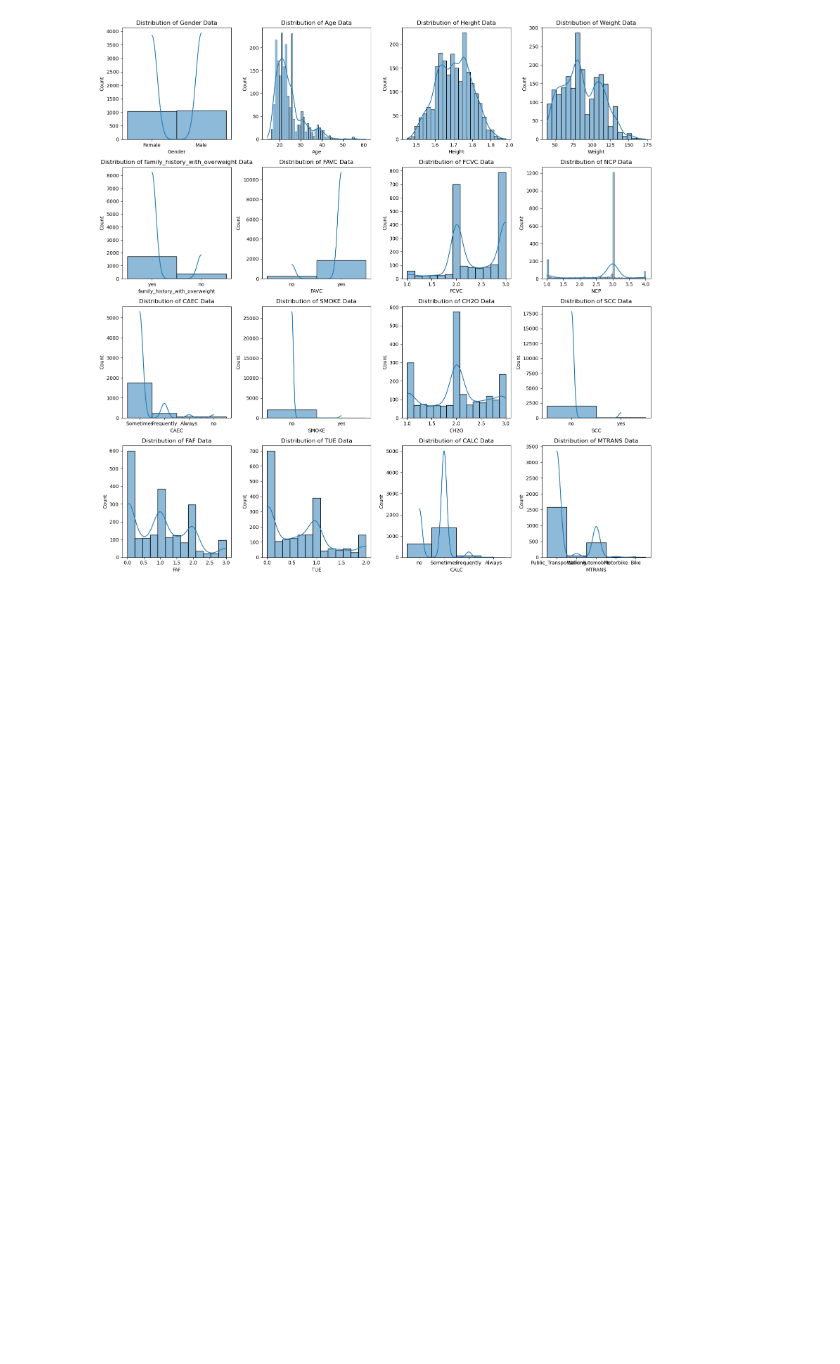
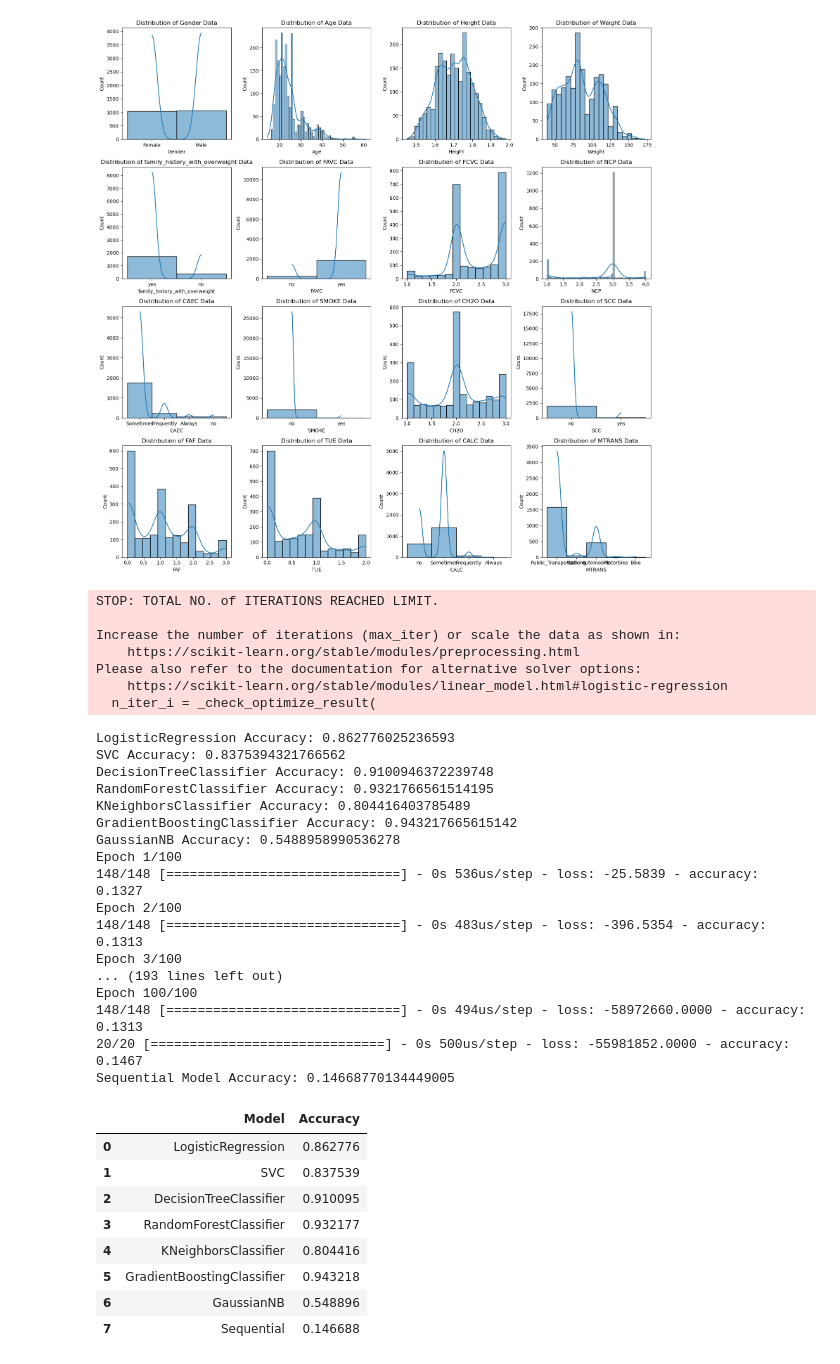
Before and after one commit to MaukanMir/Obesity-Classifier, a Jupyter notebook: training.ipynb, the cells around one changed output. Cells and saved outputs as stored; diff of their text form; code cells hidden in the pictures; blank space fills up the shorter version.

Commit message:
Added model accuracy

```diff
--- a/training.ipynb
+++ b/training.ipynb
@@ -9,3 +19,37 @@ from sklearn.model_selection import train_test_split
+# %%
+def run_all_models(X_train_scaled, X_test_scaled, y_train_encoded, y_test_encoded):
+    models = {
+        "LogisticRegression": LogisticRegression(),
+        "SVC": SVC(),
+        "DecisionTreeClassifier": DecisionTreeClassifier(random_state=42),
+        "RandomForestClassifier": RandomForestClassifier(random_state=42),
+        "KNeighborsClassifier": KNeighborsClassifier(),
+        "GradientBoostingClassifier": GradientBoostingClassifier(random_state=42),
+        "GaussianNB": GaussianNB(),
+    }
+
+    # Create an empty DataFrame to store accuracy
+    model_performance = []
+
+    for name, model in models.items():
+        model.fit(X_train_scaled, y_train_encoded)
+        predictions = model.predict(X_test_scaled)
+        accuracy = accuracy_score(y_test_encoded, predictions)
+        print(f"{name} Accuracy:", accuracy)
+        model_performance.append({"Model": name, "Accuracy": accuracy})
+
+    # For the Sequential model
+    sequential_model = Sequential()
+    sequential_model.add(Dense(64, input_dim=X_train_scaled.shape[1], activation='relu'))
+    sequential_model.add(Dense(32, activation='relu'))
+    sequential_model.add(Dense(1, activation='sigmoid'))
+    sequential_model.compile(loss='binary_crossentropy', optimizer='adam', metrics=['accuracy'])
+    sequential_model.fit(X_train_scaled, y_train_encoded, epochs=100, batch_size=10, verbose=1)
+    loss, accuracy = sequential_model.evaluate(X_test_scaled, y_test_encoded)
+    print(f"Sequential Model Accuracy: {accuracy}")
+    model_performance.append({"Model": "Sequential", "Accuracy": accuracy})
+
+    return pd.DataFrame(model_performance)
 # %%
 df = pd.read_csv("ObesityDataSet.csv")
 df
@@ -136,3 +180,40 @@ X_train_scaled, X_test_scaled = scaler.fit_transform(X_train), scaler.transform(
 
 y_train_encoded = label_encoder.fit_transform(y_train)
 y_test_encoded = label_encoder.transform(y_test)
+# %%
+models = run_all_models(X_train_scaled, X_test_scaled, y_train_encoded, y_test_encoded)
+models
+# %% [output]
+STOP: TOTAL NO. of ITERATIONS REACHED LIMIT.
+
+Increase the number of iterations (max_iter) or scale the data as shown in:
+    https://scikit-learn.org/stable/modules/preprocessing.html
+Please also refer to the documentation for alternative solver options:
+    https://scikit-learn.org/stable/modules/linear_model.html#logistic-regression
+  n_iter_i = _check_optimize_result(
+LogisticRegression Accuracy: 0.862776025236593
+SVC Accuracy: 0.8375394321766562
+DecisionTreeClassifier Accuracy: 0.9100946372239748
+RandomForestClassifier Accuracy: 0.9321766561514195
+KNeighborsClassifier Accuracy: 0.804416403785489
+GradientBoostingClassifier Accuracy: 0.943217665615142
+GaussianNB Accuracy: 0.5488958990536278
+Epoch 1/100
+148/148 [==============================] - 0s 536us/step - loss: -25.5839 - accuracy: 0.1327
+Epoch 2/100
+148/148 [==============================] - 0s 483us/step - loss: -396.5354 - accuracy: 0.1313
+Epoch 3/100
+... (193 lines left out)
+Epoch 100/100
+148/148 [==============================] - 0s 494us/step - loss: -58972660.0000 - accuracy: 0.1313
+20/20 [==============================] - 0s 500us/step - loss: -55981852.0000 - accuracy: 0.1467
+Sequential Model Accuracy: 0.14668770134449005
+|  | Model | Accuracy |
+| 0 | LogisticRegression | 0.862776 |
+| 1 | SVC | 0.837539 |
+| 2 | DecisionTreeClassifier | 0.910095 |
+| 3 | RandomForestClassifier | 0.932177 |
+| 4 | KNeighborsClassifier | 0.804416 |
+| 5 | GradientBoostingClassifier | 0.943218 |
+| 6 | GaussianNB | 0.548896 |
+| 7 | Sequential | 0.146688 |
```
Also changed, not shown: parts of 1 cell of this notebook.
